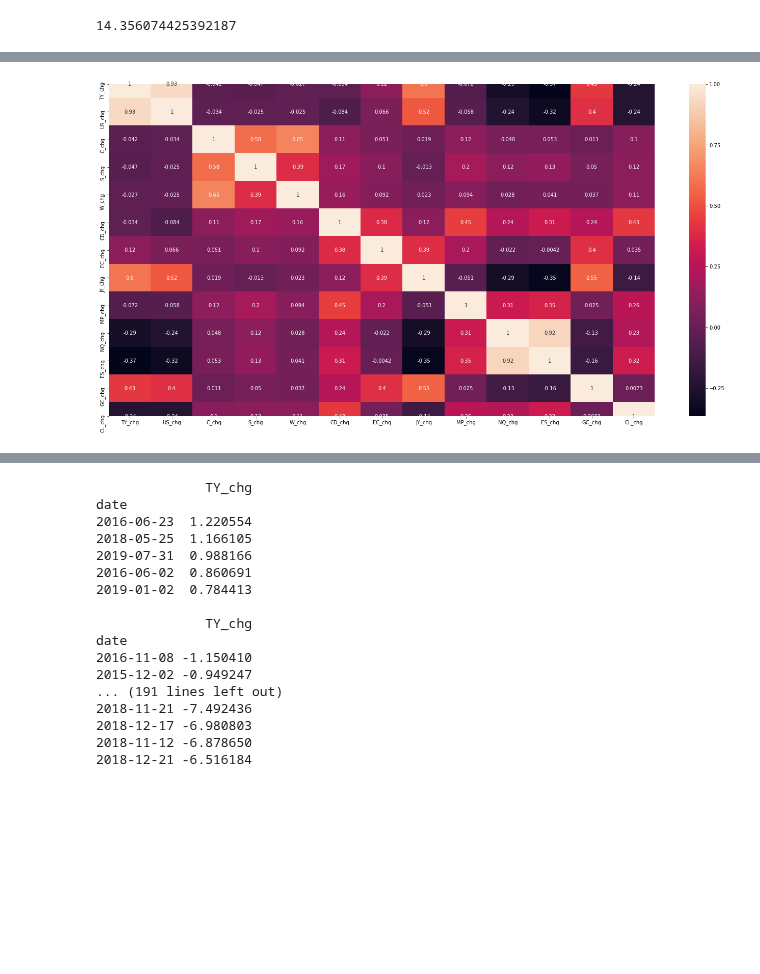
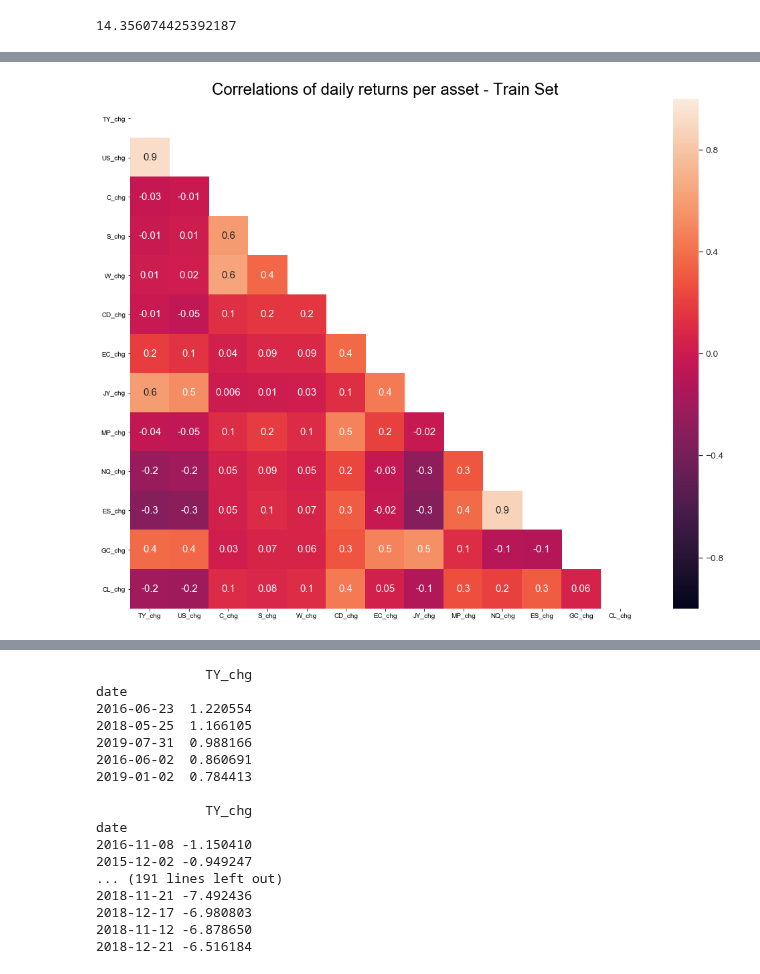
Before and after one commit to QuantCS109/TrumpTweets, a Jupyter notebook: notebooks_features/market_features.ipynb, the cells around one changed output, grey strips where cells are left out. Saved outputs shown, nothing was run; the diff lists cells and outputs as text; code cells hidden in the pictures; blank space fills up the shorter version.

```diff
--- a/notebooks_features/market_features.ipynb
+++ b/notebooks_features/market_features.ipynb
@@ -238,13 +237,23 @@ display(corr)
-# %%
-plt.figure(figsize=(24, 12))
-sns.heatmap(corr, annot=True)
-
-# sns.heatmap(df_chg[['TY_chg',
-#        'US_chg', 'C_chg', 'S_chg', 'W_chg', 'CD_chg', 'EC_chg', 'JY_chg',
-#        'MP_chg', 'NQ_chg', 'ES_chg', 'GC_chg', 'CL_chg']].corr(method='spearman'), annot=True)
-plt.show()
-# %% [output]
-[figure, removed]
+# %%
+# correlation heatmap
+fig, ax = plt.subplots(1, 1, figsize=(18,14))
+# to hide right side
+mask = np.triu(corr_train.corr())
+
+sns.set(font_scale=1.25)
+sns.heatmap(corr_train, annot=True, square=True, fmt='.01', vmin=-1, vmax=1, mask=mask)
+
+b, t = plt.ylim()
+b += 0.5 # add 0.5 to the bottom ylim value
+t -= 0.5 # subtract 0.5 from the top ylim value
+plt.ylim(b, t)
+# set plot & labels
+ax.set_yticklabels(labels=corr_train.columns, rotation=1)
+ax.set_title("Correlations of daily returns per asset - Train Set", fontsize=24)
+
+plt.show()
+# %% [output]
+[figure, added]
 # %%
 # boxplot for daily returns
 df_chgs = df_chg.dropna()
```
Also changed, not shown: parts of 17 cells of this notebook.
